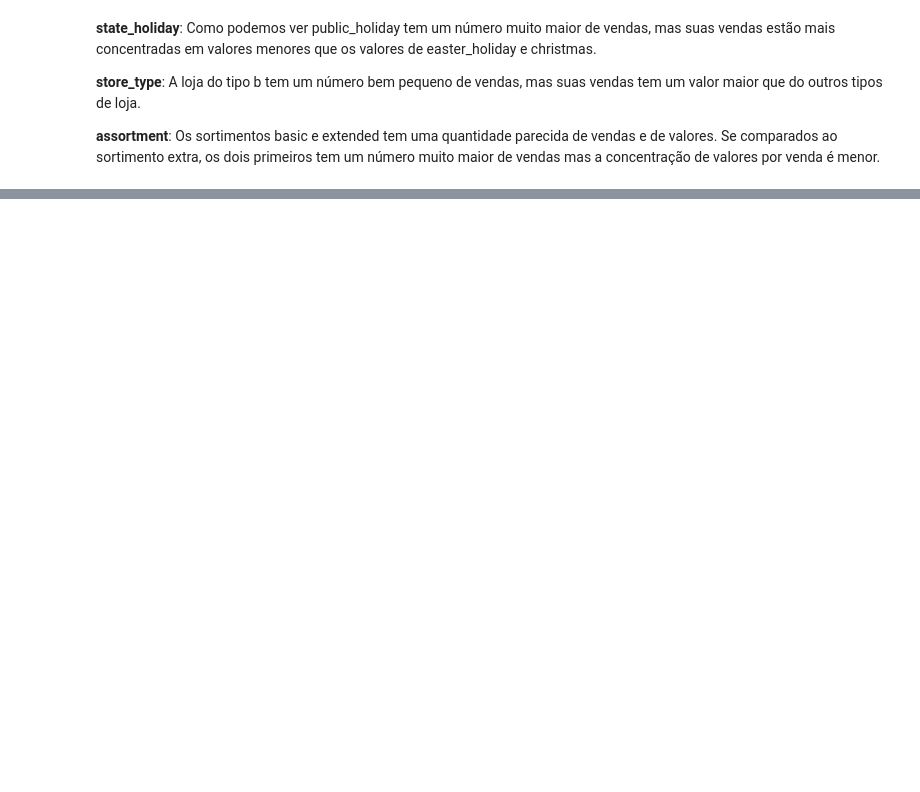
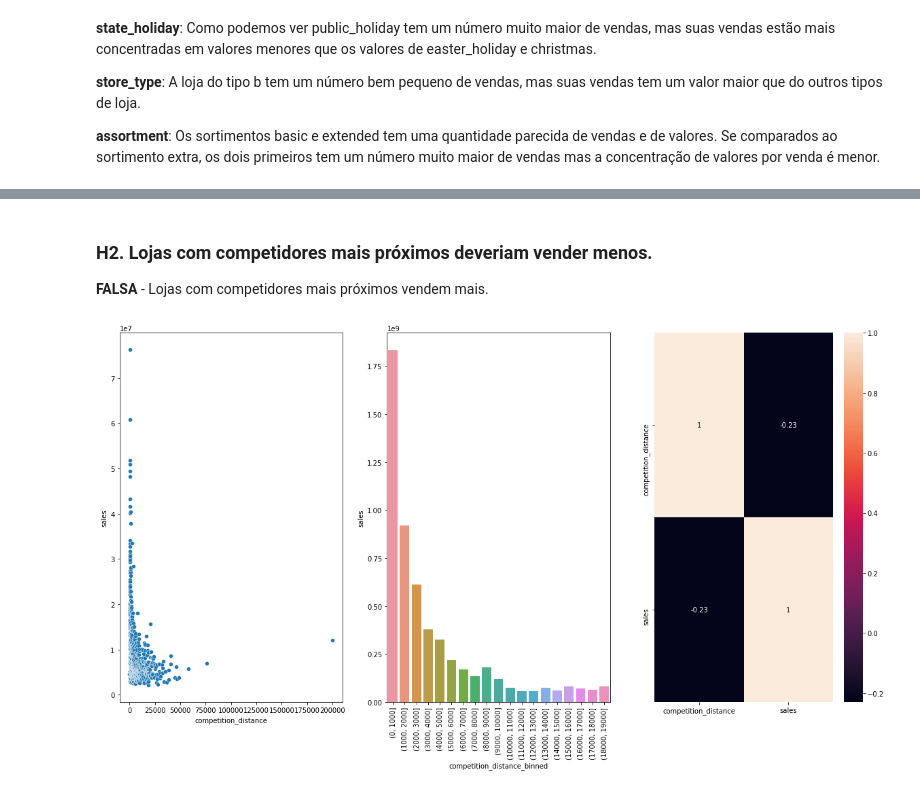
Before and after one commit to misaelpcastro/rossmann_previsao_vendas, a Jupyter notebook: Previsao_vendas_por_loja_v1.ipynb, the cells around one changed output, grey strips where cells are left out. Saved outputs shown, nothing was run; the diff lists cells and outputs as text; code cells hidden in the pictures; blank space fills up the shorter version.

```diff
--- a/Previsao_vendas_por_loja_v1.ipynb
+++ b/Previsao_vendas_por_loja_v1.ipynb
@@ -431,0 +447,21 @@ sns.kdeplot(df4[df4['assortment'] == 'extra']['sales'], shade=True, color='green
+# %% [markdown]
+### **H2.** Lojas com competidores mais próximos deveriam vender menos.
+
+**FALSA** - Lojas com competidores mais próximos vendem mais.
+# %%
+aux1 = df4[['competition_distance', 'sales']].groupby('competition_distance').sum().reset_index()
+
+plt.subplot(1,3,1)
+sns.scatterplot(data=aux1, x='competition_distance', y='sales');
+
+plt.subplot(1,3,2)
+bins = list(np.arange(0, 20000, 1000))
+aux1['competition_distance_binned'] = pd.cut(aux1['competition_distance'], bins=bins)
+aux2 = aux1[['competition_distance_binned','sales']].groupby('competition_distance_binned').sum().reset_index()
+sns.barplot(data=aux2, x='competition_distance_binned', y='sales');
+plt.xticks(rotation=90);
+
+plt.subplot(1,3,3)
+sns.heatmap(aux1.corr(method='pearson'), annot=True);
+# %% [output]
+[figure, added]
```
Also changed, not shown: parts of 16 cells of this notebook.
